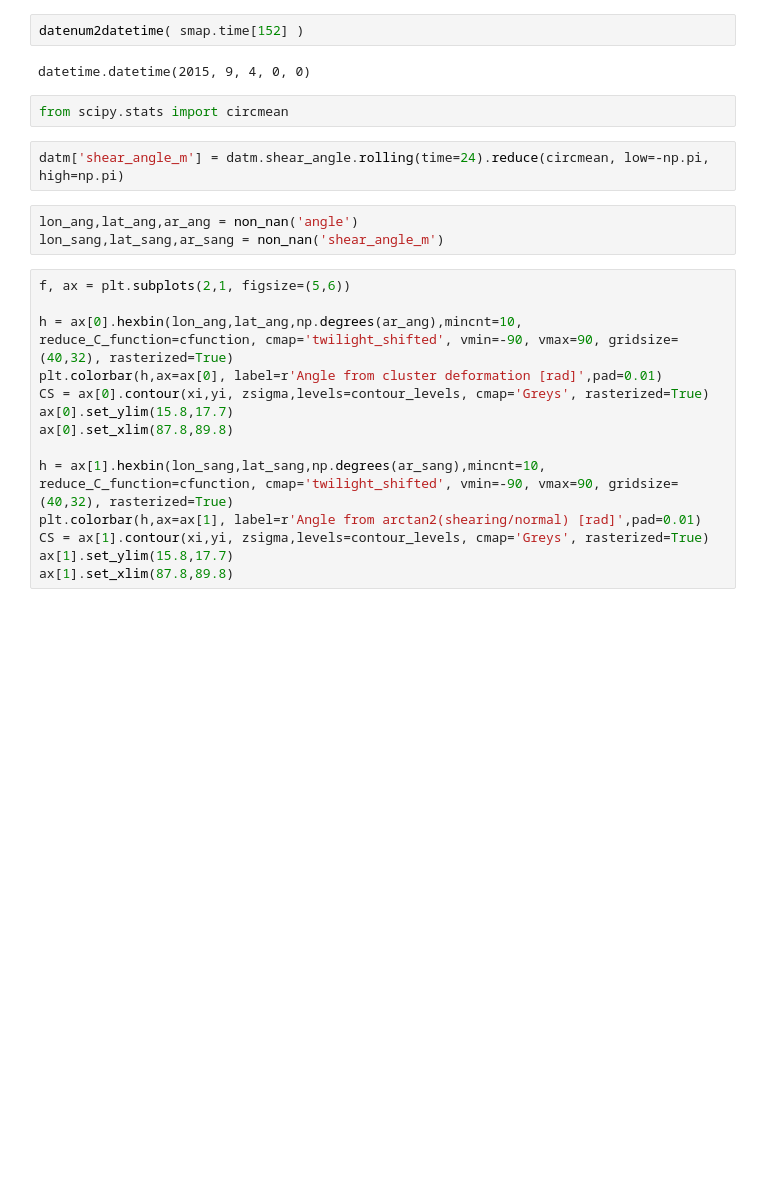
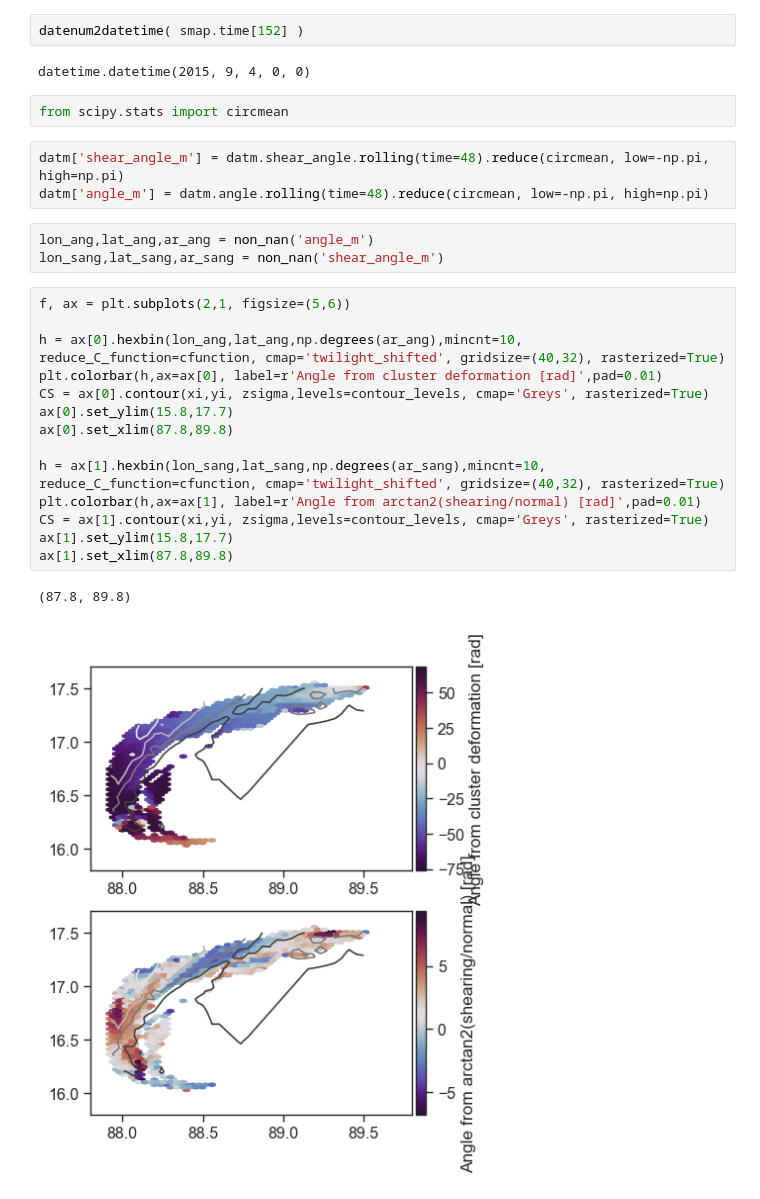
Before and after one commit to sessink/velocity_gradients, a Jupyter notebook: notebooks/maps_histograms.ipynb, the cells around one changed output. Drawn from its saved outputs; the diff is of its cells as text; blank space fills up the shorter version.

```diff
--- a/notebooks/maps_histograms.ipynb
+++ b/notebooks/maps_histograms.ipynb
@@ -292,21 +408,25 @@ datetime.datetime(2015, 9, 4, 0, 0)
 # %%
 from scipy.stats import circmean
 # %%
-datm['shear_angle_m'] = datm.shear_angle.rolling(time=24).reduce(circmean, low=-np.pi, high=np.pi)
+datm['shear_angle_m'] = datm.shear_angle.rolling(time=48).reduce(circmean, low=-np.pi, high=np.pi)
+datm['angle_m'] = datm.angle.rolling(time=48).reduce(circmean, low=-np.pi, high=np.pi)
 # %%
-lon_ang,lat_ang,ar_ang = non_nan('angle')
+lon_ang,lat_ang,ar_ang = non_nan('angle_m')
 lon_sang,lat_sang,ar_sang = non_nan('shear_angle_m')
 # %%
 f, ax = plt.subplots(2,1, figsize=(5,6))
 
-h = ax[0].hexbin(lon_ang,lat_ang,np.degrees(ar_ang),mincnt=10, reduce_C_function=cfunction, cmap='twilight_shifted', vmin=-90, vmax=90, gridsize=(40,32), rasterized=True)
+h = ax[0].hexbin(lon_ang,lat_ang,np.degrees(ar_ang),mincnt=10, reduce_C_function=cfunction, cmap='twilight_shifted', gridsize=(40,32), rasterized=True)
 plt.colorbar(h,ax=ax[0], label=r'Angle from cluster deformation [rad]',pad=0.01)
 CS = ax[0].contour(xi,yi, zsigma,levels=contour_levels, cmap='Greys', rasterized=True)
 ax[0].set_ylim(15.8,17.7)
 ax[0].set_xlim(87.8,89.8)
 
-h = ax[1].hexbin(lon_sang,lat_sang,np.degrees(ar_sang),mincnt=10, reduce_C_function=cfunction, cmap='twilight_shifted', vmin=-90, vmax=90, gridsize=(40,32), rasterized=True)
+h = ax[1].hexbin(lon_sang,lat_sang,np.degrees(ar_sang),mincnt=10, reduce_C_function=cfunction, cmap='twilight_shifted', gridsize=(40,32), rasterized=True)
 plt.colorbar(h,ax=ax[1], label=r'Angle from arctan2(shearing/normal) [rad]',pad=0.01)
 CS = ax[1].contour(xi,yi, zsigma,levels=contour_levels, cmap='Greys', rasterized=True)
 ax[1].set_ylim(15.8,17.7)
 ax[1].set_xlim(87.8,89.8)
+# %% [output]
+(87.8, 89.8)
+[figure, added]
```
Also changed, not shown: parts of 8 cells of this notebook, 5 other files.
